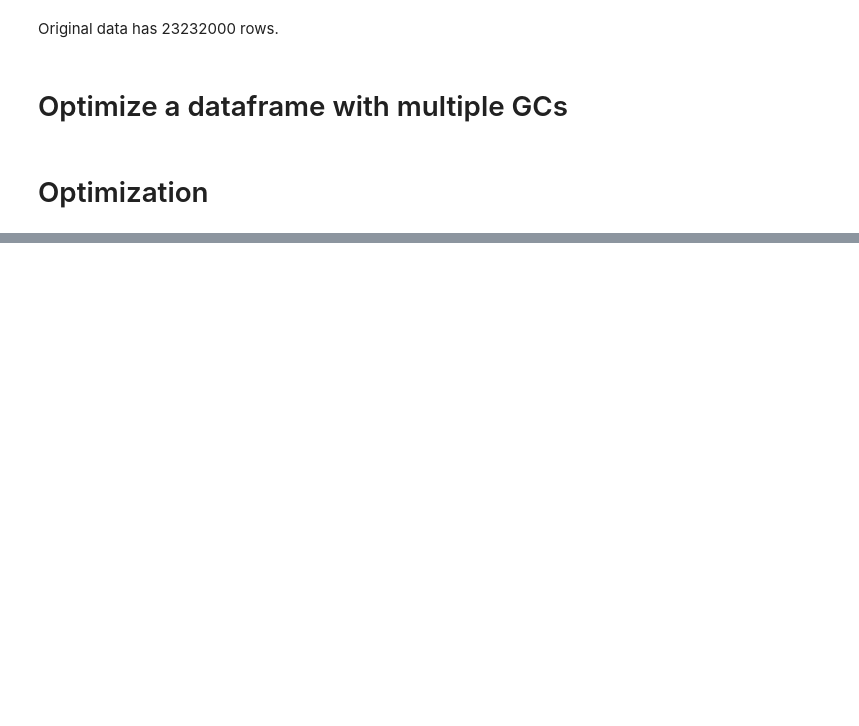
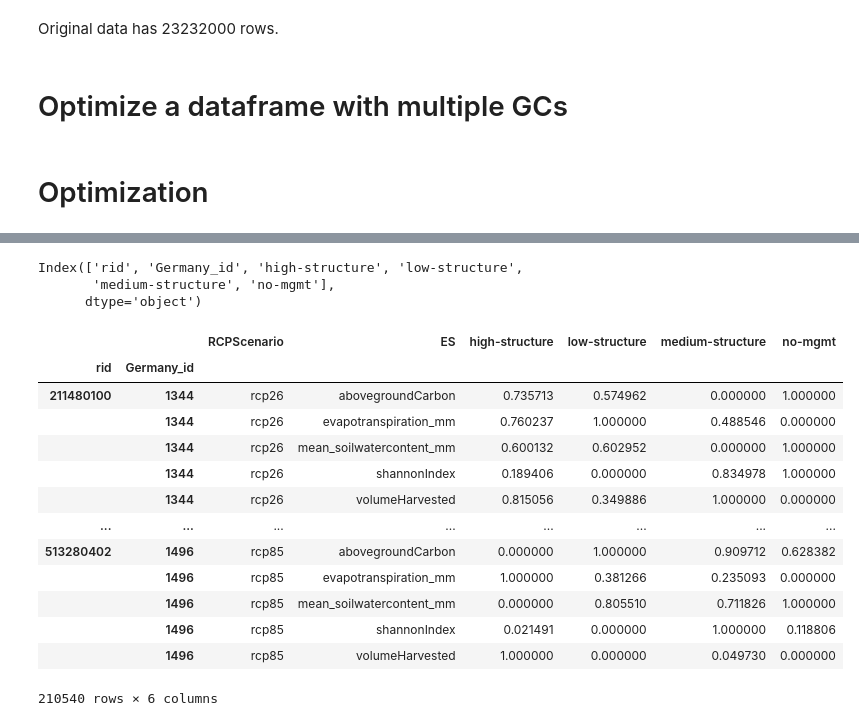
Before and after one commit to k-gregor/velux_optimization, a Jupyter notebook: iland_optimization.ipynb, the cells around one changed output, grey strips where cells are left out. Cells and saved outputs as stored; diff of their text form; code cells hidden in the pictures; blank space fills up the shorter version.

```diff
--- a/iland_optimization.ipynb
+++ b/iland_optimization.ipynb
@@ -60,4 +82,4 @@ weights = [1.0, 0.0, 0.0, 0.0, 0.0]
 # %%
-data_for_optimizer = pd.read_csv('brandenburg_optimizer_data_normalized.csv')#.set_index(['ES', 'Germany_id', 'rid', 'RCPScenario'])
+iland_data_for_optimizer = pd.read_csv('brandenburg_optimizer_data_normalized.csv')#.set_index(['ES', 'Germany_id', 'rid', 'RCPScenario'])
 # %%
 importlib.reload(opt)
@@ -89,0 +136,25 @@ optimized_data = pd.DataFrame([s for sublist in results for s in sublist]).set_i
+# %%
+optimized_data.reset_index().columns
+# %% [output]
+Index(['rid', 'Germany_id', 'high-structure', 'low-structure',
+       'medium-structure', 'no-mgmt'],
+      dtype='object')
+# %%
+scores = iland_data_for_optimizer.set_index(['rid', 'Germany_id'])
+# %%
+scores
+# %% [output]
+|  |  | RCPScenario | ES | high-structure | low-structure | medium-structure | no-mgmt |
+| rid | Germany_id |  |  |  |  |  |  |
+| 211480100 | 1344 | rcp26 | abovegroundCarbon | 0.735713 | 0.574962 | 0.000000 | 1.000000 |
+|  | 1344 | rcp26 | evapotranspiration_mm | 0.760237 | 1.000000 | 0.488546 | 0.000000 |
+|  | 1344 | rcp26 | mean_soilwatercontent_mm | 0.600132 | 0.602952 | 0.000000 | 1.000000 |
+|  | 1344 | rcp26 | shannonIndex | 0.189406 | 0.000000 | 0.834978 | 1.000000 |
+|  | 1344 | rcp26 | volumeHarvested | 0.815056 | 0.349886 | 1.000000 | 0.000000 |
+| ... | ... | ... | ... | ... | ... | ... | ... |
+| 513280402 | 1496 | rcp85 | abovegroundCarbon | 0.000000 | 1.000000 | 0.909712 | 0.628382 |
+|  | 1496 | rcp85 | evapotranspiration_mm | 1.000000 | 0.381266 | 0.235093 | 0.000000 |
+|  | 1496 | rcp85 | mean_soilwatercontent_mm | 0.000000 | 0.805510 | 0.711826 | 1.000000 |
+|  | 1496 | rcp85 | shannonIndex | 0.021491 | 0.000000 | 1.000000 | 0.118806 |
+|  | 1496 | rcp85 | volumeHarvested | 1.000000 | 0.000000 | 0.049730 | 0.000000 |
+210540 rows × 6 columns
```
Also changed, not shown: parts of 18 cells of this notebook, 2 other files.
